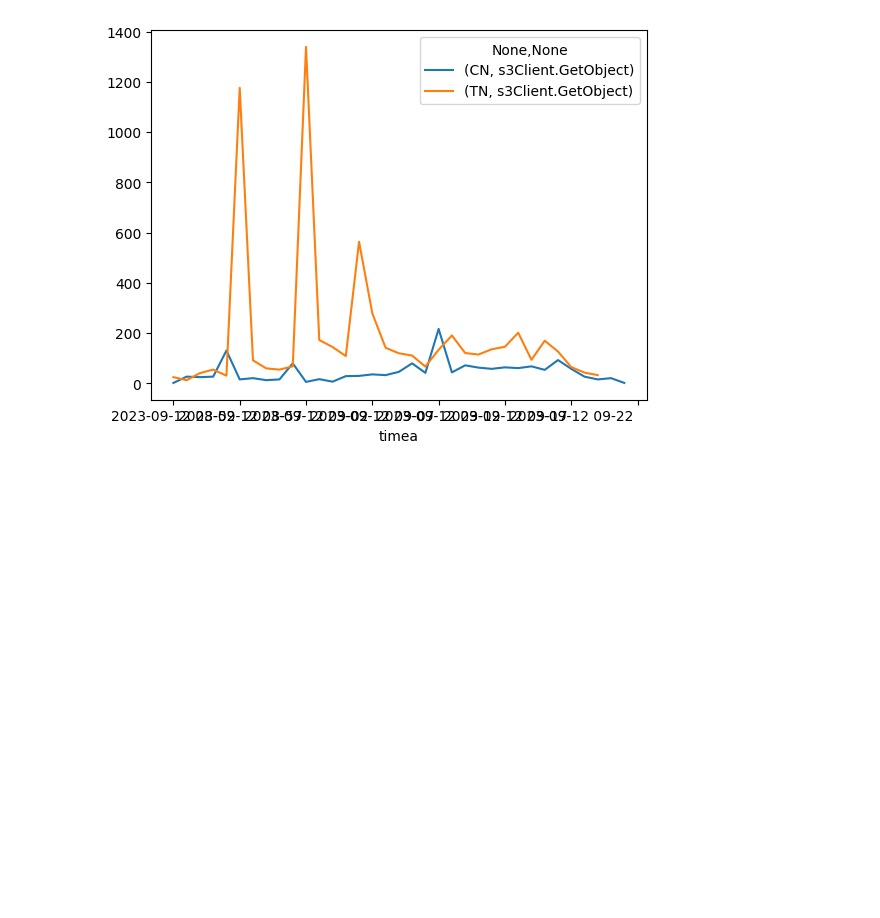
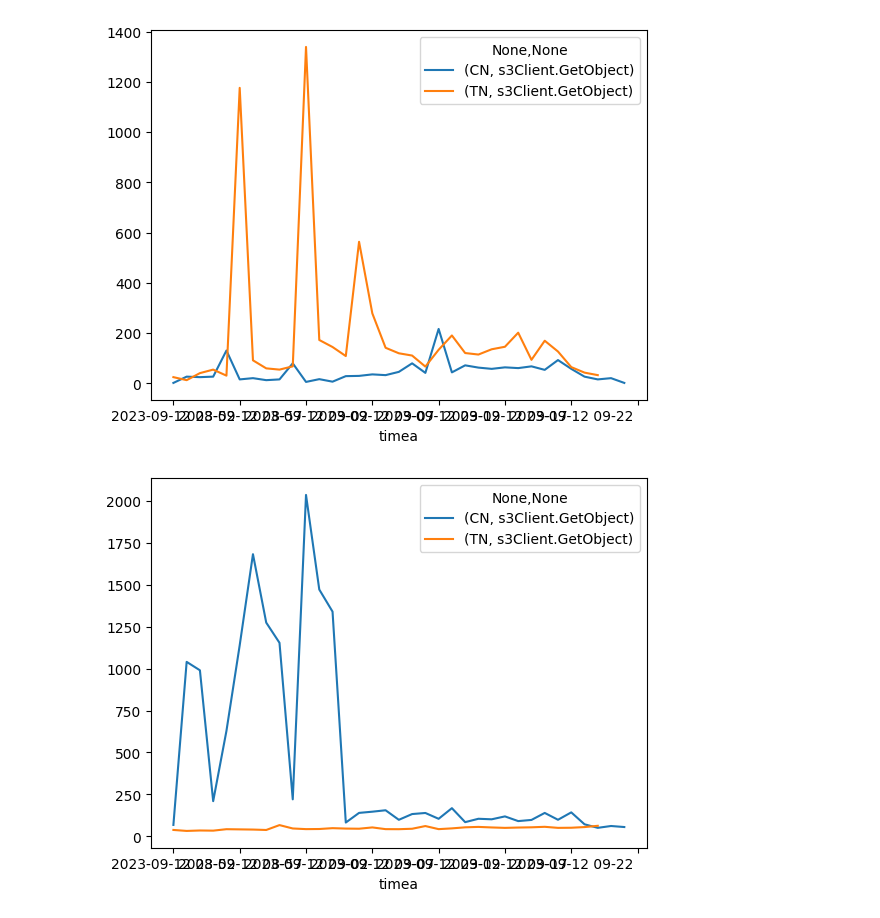
Before and after one commit to matrixorigin/mojo, a Jupyter notebook: nb/iospan.ipynb, the cells around one changed output. Drawn from its saved outputs; the diff is of its cells as text; code cells hidden in the pictures; blank space fills up the shorter version.

```diff
--- a/nb/iospan.ipynb
+++ b/nb/iospan.ipynb
@@ -86,3 +86,10 @@ for key, grp in tmp.groupby(['note_type', 'span_name']):
     ax = grp.plot(ax=ax, kind='line', x='timea', y='cnt', label=key)
 # %% [output]
 [figure]
+# %%
+# tmp.groupby(['name']).plot(x='timea', y='cnt')
+fig, ax = plt.subplots()
+for key, grp in tmp.groupby(['note_type', 'span_name']):
+    ax = grp.plot(ax=ax, kind='line', x='timea', y='du', label=key)
+# %% [output]
+[figure, added]
```
Also changed, not shown: parts of 1 cell of this notebook.
